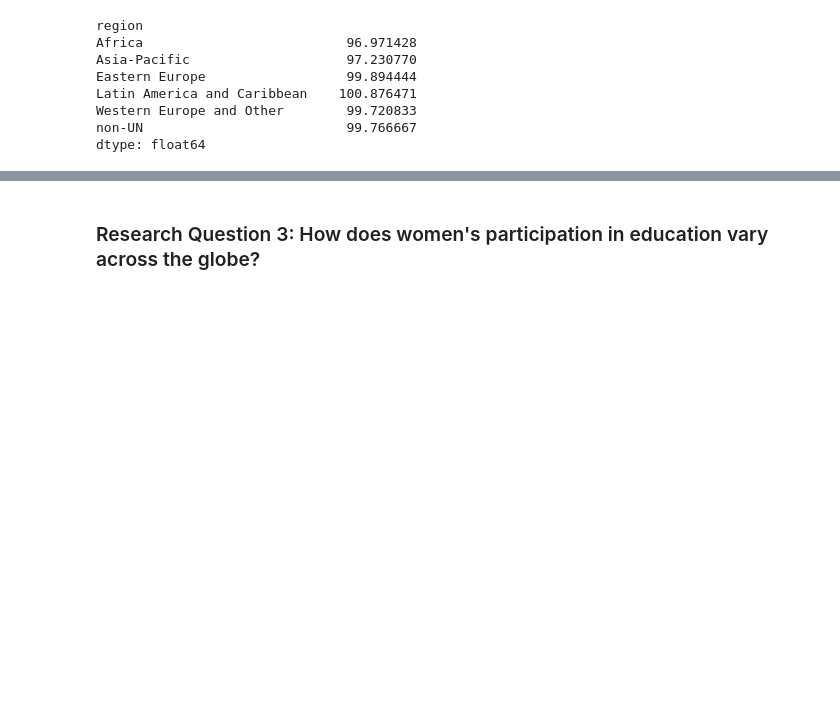
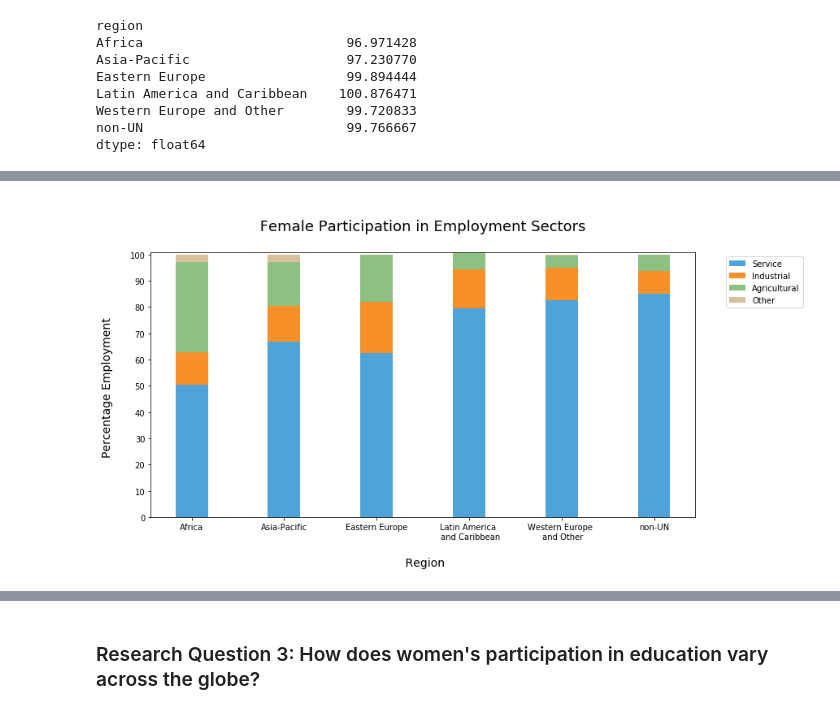
Before and after one commit to orunsh/DAND-Project-3, a Jupyter notebook: project-3.ipynb, the cells around one changed output, grey strips where cells are left out. Drawn from its saved outputs; the diff is of its cells as text; code cells hidden in the pictures; blank space fills up the shorter version.

```diff
--- a/project-3.ipynb
+++ b/project-3.ipynb
@@ -1456,0 +1437,3 @@ pie_chart('Africa')
+# %%
+other = 100 - region_total
+other
@@ -1456,0 +1449,3 @@ pie_chart('Africa')
+# %%
+other.loc['Latin America and Caribbean'] = 0
+other
@@ -1457 +1491,23 @@ pie_chart('Africa')
+# %%
+N = 6
+service = region_ser.mean()
+industry = region_ind.mean()
+agriculture = region_agr.mean()
+ind = np.arange(N)    # the x locations for the groups
+width = 0.35       # the width of the bars: can also be len(x) sequence
+
+plt.subplots(figsize=(12, 6))
+p1 = plt.bar(ind, service, width, color='#4ea4d8')
+p2 = plt.bar(ind, industry, width, bottom=service, color='#f79029')
+p3 = plt.bar(ind, agriculture, width, bottom=industry+service, color='#8dc182')
+p4 = plt.bar(ind, other, width, bottom=agriculture+industry+service, color='#dac09a')
+
+plt.title('\n Female Participation in Employment Sectors \n', fontsize=18)
+plt.xlabel('\n Region', fontsize=14)
+plt.ylabel('Percentage Employment \n', fontsize=14)
+plt.xticks(ind, ('Africa', 'Asia-Pacific', 'Eastern Europe', 'Latin America \n and Caribbean', 'Western Europe \n and Other', 'non-UN'))
+plt.yticks(np.arange(0, 101, 10))
+plt.legend((p1[0], p2[0], p3[0], p4[0]), ('Service', 'Industrial', 'Agricultural', 'Other'), bbox_to_anchor=(1.05, 1));
+# %% [output]
+[figure, added]
 # %% [markdown]
```
Also changed, not shown: parts of 126 cells of this notebook, 1 other file.
